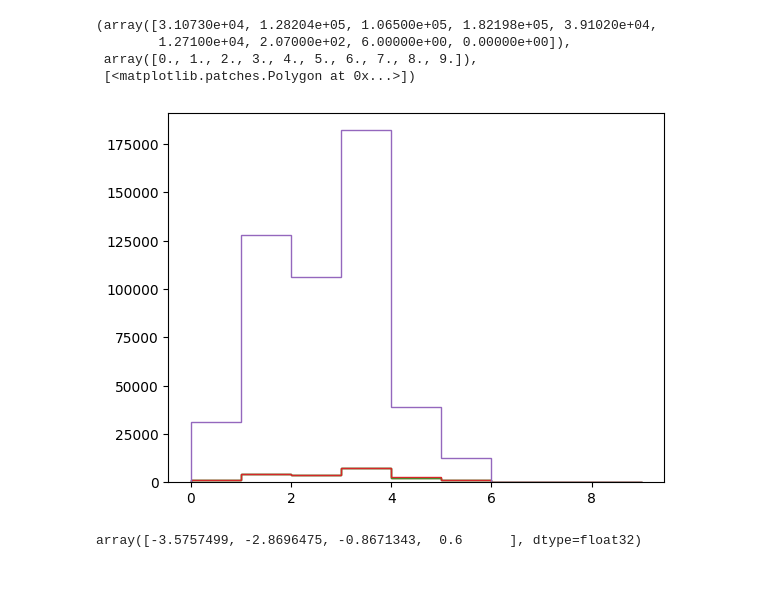
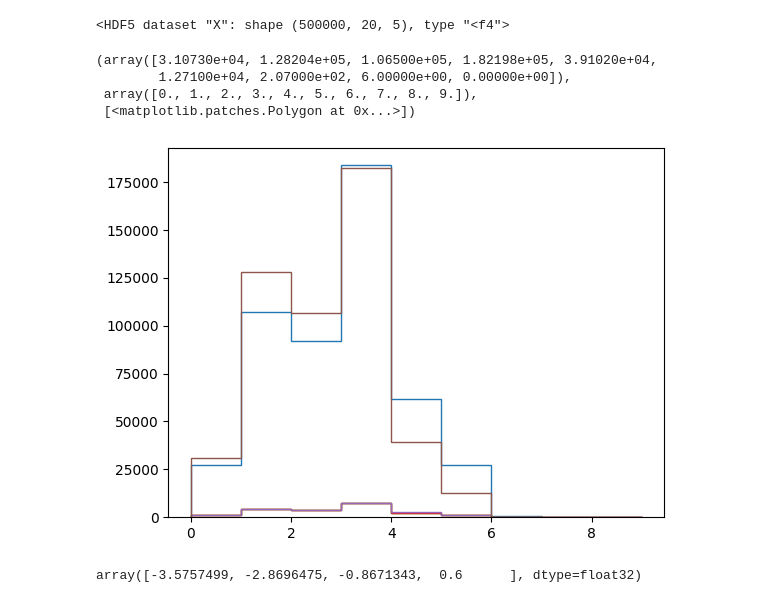
Before and after one commit to calcuttj/DCTR, a Jupyter notebook: g4rw/DCTRG4RW.ipynb, the cells around one changed output. Drawn from its saved outputs; the diff is of its cells as text; code cells hidden in the pictures.

```diff
--- a/g4rw/DCTRG4RW.ipynb
+++ b/g4rw/DCTRG4RW.ipynb
@@ -56,6 +51,12 @@ f4 = h5.File('/home/jacob/050625_cascade_shadowing0.20_bert.h5')
 f5 = h5.File('/home/jacob/050625_cascade_shadowing0.25_bert.h5')
 # %%
 f6 = h5.File('/home/jacob/g4rw_dev/Geant4Reweight/geant4reweight/app/PredictionBase/050625_cascade_shadowing1.5_bert_500k.h5')
+# %%
+f['X']
+# %% [output]
+<HDF5 dataset "X": shape (500000, 20, 5), type "<f4">
+# %%
+pdgs = f['X'][:]
 # %%
 pdgs2 = f2['X'][:]
 # %%
@@ -64,17 +65,18 @@ pdgs4 = f4['X'][:]
 pdgs5 = f5['X'][:]
 pdgs6 = f6['X'][:]
 # %%
+plt.hist(np.sum(pdgs[:, :, 3].astype(int) == testpdg, axis=1), np.arange(0, 10, 1), histtype='step')
 plt.hist(np.sum(pdgs2[:, :, 3].astype(int) == testpdg, axis=1), np.arange(0, 10, 1), histtype='step')
 plt.hist(np.sum(pdgs3[:, :, 3].astype(int) == testpdg, axis=1), np.arange(0, 10, 1), histtype='step')
 plt.hist(np.sum(pdgs4[:, :, 3].astype(int) == testpdg, axis=1), np.arange(0, 10, 1), histtype='step')
 plt.hist(np.sum(pdgs5[:, :, 3].astype(int) == testpdg, axis=1), np.arange(0, 10, 1), histtype='step')
 plt.hist(np.sum(pdgs6[:, :, 3].astype(int) == testpdg, axis=1), np.arange(0, 10, 1), histtype='step')
 # %% [output]
 (array([3.10730e+04, 1.28204e+05, 1.06500e+05, 1.82198e+05, 3.91020e+04,
         1.27100e+04, 2.07000e+02, 6.00000e+00, 0.00000e+00]),
  array([0., 1., 2., 3., 4., 5., 6., 7., 8., 9.]),
  [<matplotlib.patches.Polygon at 0x...>])
-[figure, old version]
+[figure, new version]
 # %%
 PID2FLOAT_MAP = {22: 0,
                  211: .1, -211: .2,
```
Also changed, not shown: parts of 41 cells of this notebook.
